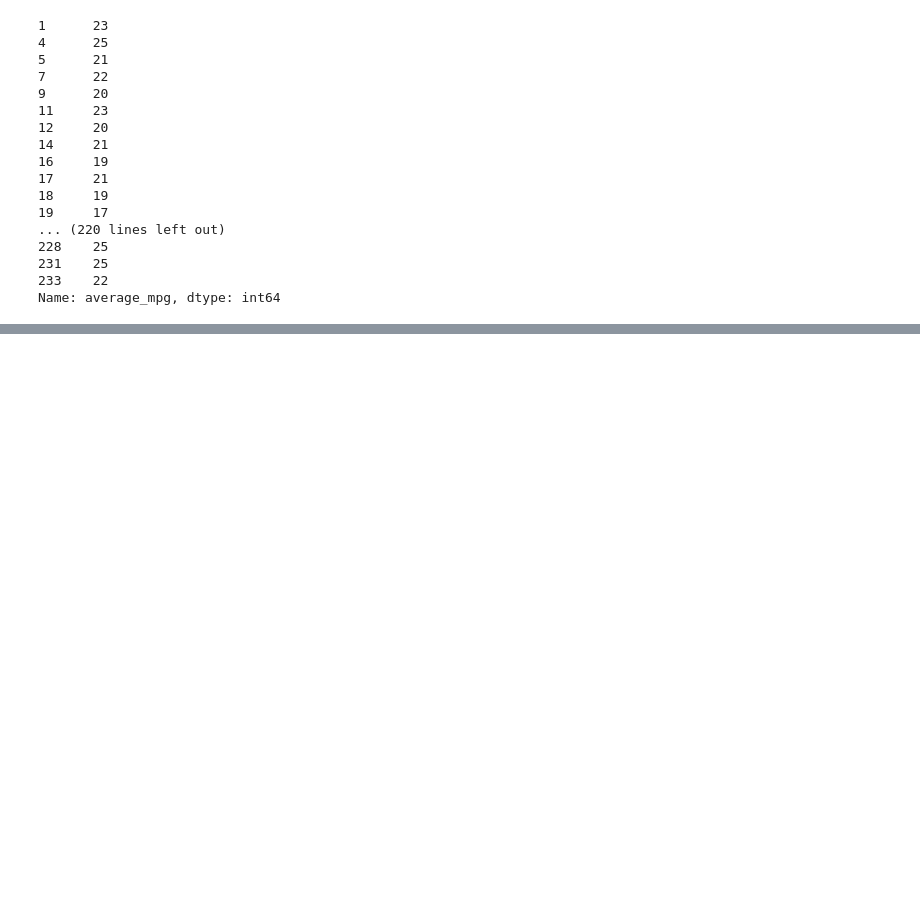
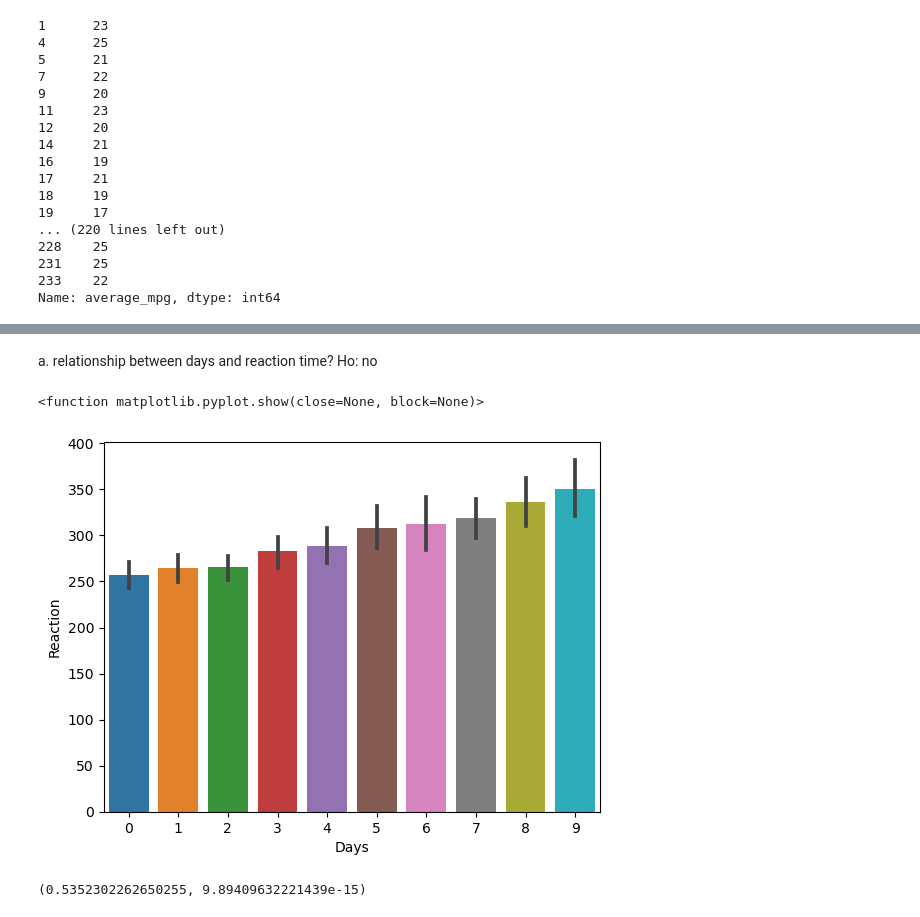
Before and after one commit to DerekBixby/statistics-exercises, a Jupyter notebook: hypothesis_testing.ipynb, the cells around one changed output, grey strips where cells are left out. Cells and saved outputs as stored; diff of their text form; code cells hidden in the pictures; blank space fills up the shorter version.

```diff
--- a/hypothesis_testing.ipynb
+++ b/hypothesis_testing.ipynb
@@ -254,0 +510,4 @@ t,p
+# %%
+from pydataset import data
+df_sleep = data('sleepstudy')
+df_sleep.head()
@@ -254,0 +521,13 @@ t,p
+# %% [markdown]
+a. relationship between days and reaction time? Ho: no
+# %%
+sns.barplot(data=df_sleep, x ='Days', y='Reaction')
+plt.show
+# %% [output]
+<function matplotlib.pyplot.show(close=None, block=None)>
+[figure, added]
+# %%
+r, p = stats.pearsonr(df_sleep.Days, df_sleep.Reaction)
+r,p
+# %% [output]
+(0.5352302262650255, 9.89409632221439e-15)
```
Also changed, not shown: parts of 71 cells of this notebook.
